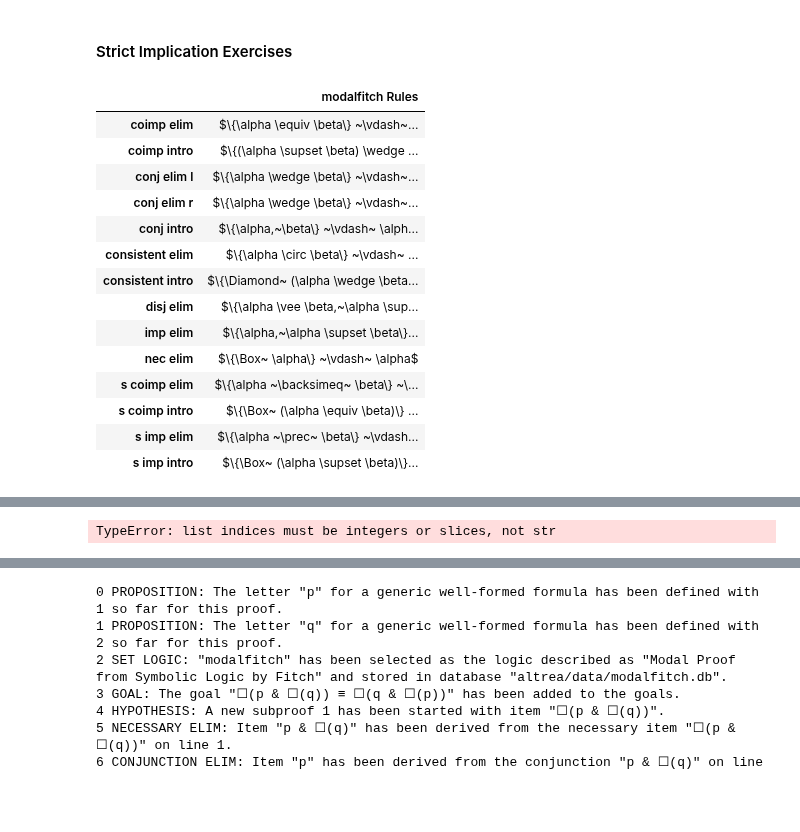
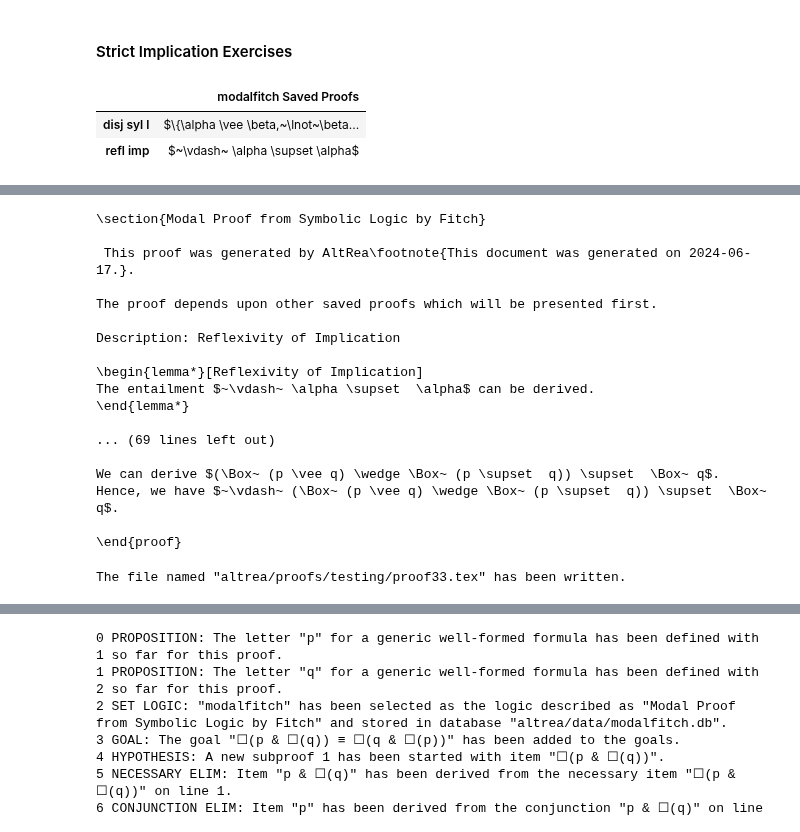
Before and after one commit to FrankHubeny/AltRea, a Jupyter notebook: modalfitch.ipynb, the cells around one changed output, grey strips where cells are left out. Cells and saved outputs as stored; diff of their text form; code cells hidden in the pictures; blank space fills up the shorter version.

```diff
--- a/modalfitch.ipynb
+++ b/modalfitch.ipynb
@@ -88,3 +88,18 @@ Data loaded to the altrea/data/metadata.db tables have been committed.
 The proof table already exists.
 The proofdetails table already exists.
 Data loaded to the altrea/data/modalfitch.db tables have been committed.
+# %%
+from IPython.display import display, Math, Latex, display_markdown, HTML
+import pandas as pd
+pd.options.display.max_colwidth=500
+from altrea.wffs import Wff, Implies, Not, Or, And, Necessary, StrictImplies
+from altrea.rules import Proof
+c = Proof('', '', '')
+#P = c.proposition('\\alpha')
+#Q = c.proposition('\\beta')
+R = c.proposition('\\gamma')
+c.setlogic('modalfitch')
+c.goal(R)
+#c.premise(P)
+#c.premise(Q)
+c.truthtable(useint=1)
@@ -592,46 +643,35 @@ The file named "altrea/proofs/testing/prf2.tex" has been written.
 # Exercise 1 from Chapter 11
 
 from IPython.display import display
 import pandas as pd
 pd.options.display.max_colwidth=500
 from altrea.wffs import Wff, Implies, Not, Or, And, Necessary, StrictImplies
 from altrea.rules import Proof
 ex1 = Proof('ex1', 'Exercise 1', 'Exercise 1')
 p = ex1.proposition('p')
 q = ex1.proposition('q')
 ex1.setlogic('modalfitch')
 ex1.goal(Implies(And(Necessary(Or(p, q)), Necessary(Implies(p, q))), Necessary(q)))
 ex1.hypothesis(And(Necessary(Or(p, q)), Necessary(Implies(p, q))))
 ex1.rule('conj elim l', [Necessary(Or(p, q)), Necessary(Implies(p, q))], [1])
 ex1.rule('conj elim r', [Necessary(Or(p, q)), Necessary(Implies(p, q))], [1])
 ex1.startstrictsubproof(2)
 ex1.reiterate(3)
 ex1.rule('nec elim', [Or(p, q)], [4])
 ex1.rule('nec elim', [Implies(p, q)], [5])
 ex1.hypothesis(p)
 ex1.reiterate(7)
 ex1.rule('imp elim', [p, q], [8, 9])
 ex1.implication_intro()
-ex1.useproof('refl imp', [q], [])
+ex1.lemma('refl imp', [q], [])
 ex1.rule('disj elim', [p, q, q], [6, 11, 12])
 ex1.necessary_intro([13])
 ex1.implication_intro()
 #ex1.displaylog()
+display(ex1.proofs())
 display(ex1.rules())
 display(ex1.thisproof())
 # %% [output]
-|  | modalfitch Rules |
-| coimp elim | $\{\alpha \equiv \beta\} ~\vdash~... |
-| coimp intro | $\{(\alpha \supset \beta) \wedge ... |
-| conj elim l | $\{\alpha \wedge \beta\} ~\vdash~... |
-| conj elim r | $\{\alpha \wedge \beta\} ~\vdash~... |
-| conj intro | $\{\alpha,~\beta\} ~\vdash~ \alph... |
-| consistent elim | $\{\alpha \circ \beta\} ~\vdash~ ... |
-| consistent intro | $\{\Diamond~ (\alpha \wedge \beta... |
-| disj elim | $\{\alpha \vee \beta,~\alpha \sup... |
-| imp elim | $\{\alpha,~\alpha \supset \beta\}... |
-| nec elim | $\{\Box~ \alpha\} ~\vdash~ \alpha$ |
-| s coimp elim | $\{\alpha ~\backsimeq~ \beta\} ~\... |
-| s coimp intro | $\{\Box~ (\alpha \equiv \beta)\} ... |
-| s imp elim | $\{\alpha ~\prec~ \beta\} ~\vdash... |
-| s imp intro | $\{\Box~ (\alpha \supset \beta)\}... |
+|  | modalfitch Saved Proofs |
+| disj syl l | $\{\alpha \vee \beta,~\lnot~\beta... |
+| refl imp | $~\vdash~ \alpha \supset \alpha$ |
@@ -655,5 +710,26 @@ display(ex1.thisproof())
 # %%
-ex1.writeproof(sectioning=ex1.section)
+ex1.writeproof(sectioning=ex1.section, short=2)
 print(ex1.writtenproof)
 # %% [output]
-TypeError: list indices must be integers or slices, not str
+\section{Modal Proof from Symbolic Logic by Fitch}
+
+ This proof was generated by AltRea\footnote{This document was generated on 2024-06-17.}.
+
+The proof depends upon other saved proofs which will be presented first.
+
+Description: Reflexivity of Implication
+
+\begin{lemma*}[Reflexivity of Implication]
+The entailment $~\vdash~ \alpha \supset  \alpha$ can be derived.
+\end{lemma*}
+
+... (69 lines left out)
+
+We can derive $(\Box~ (p \vee q) \wedge \Box~ (p \supset  q)) \supset  \Box~ q$.  Hence, we have $~\vdash~ (\Box~ (p \vee q) \wedge \Box~ (p \supset  q)) \supset  \Box~ q$.
+
+\end{proof}
+# %%
+import altrea.data
+altrea.data.savetofile(ex1.writtenproof, "proof33.tex", "altrea/proofs/testing/")
+# %% [output]
+The file named "altrea/proofs/testing/proof33.tex" has been written.
```
Also changed, not shown: parts of 15 cells of this notebook, 4 other files.
